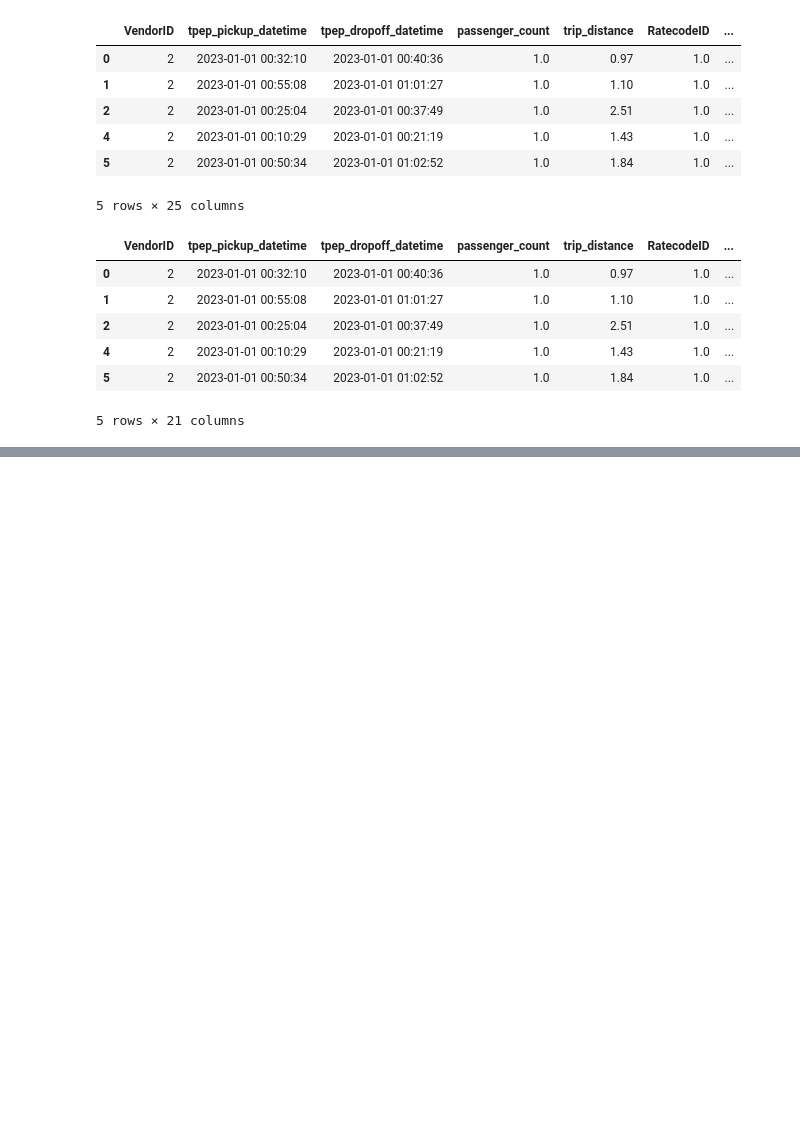
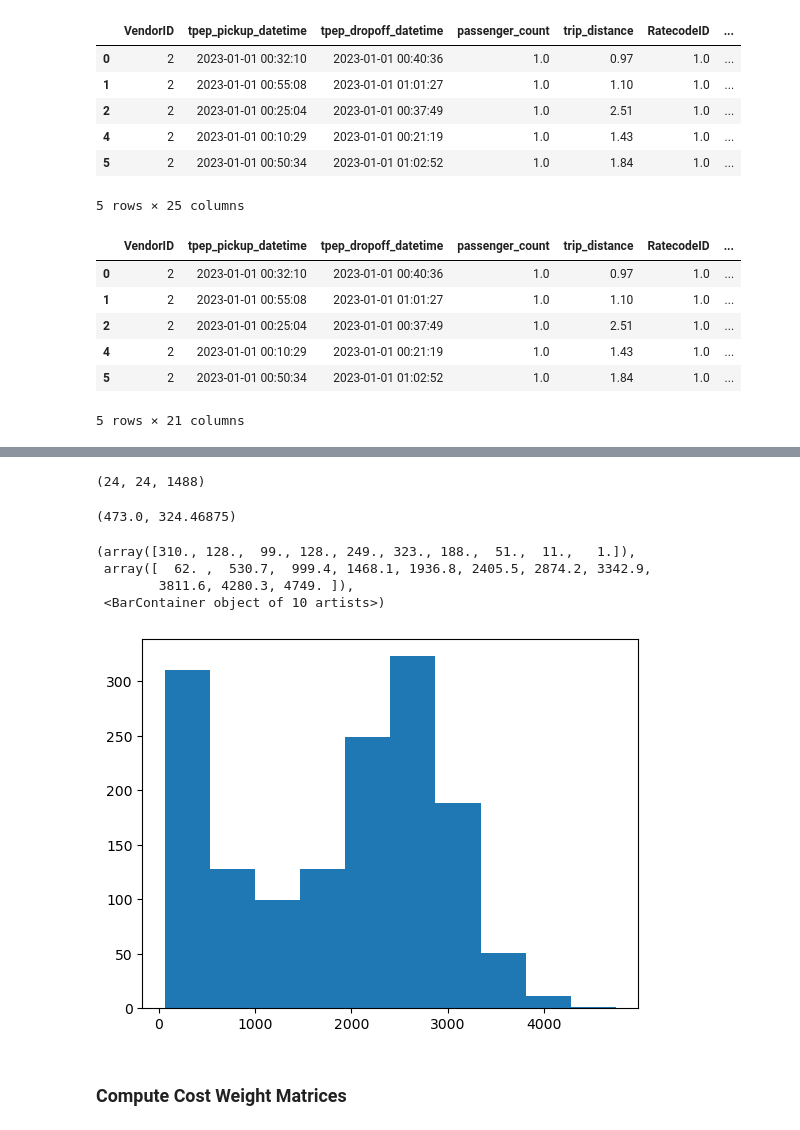
Before and after one commit to kartikjindgar/Optimal-Taxi-Dispatcher, a Jupyter notebook: RL-Project.ipynb, the cells around one changed output, grey strips where cells are left out. Drawn from its saved outputs; the diff is of its cells as text; code cells hidden in the pictures; blank space fills up the shorter version.

```diff
--- a/RL-Project.ipynb
+++ b/RL-Project.ipynb
@@ -112,0 +161,5 @@ array(['Lenox Hill West', 'Upper East Side South',
+# %%
+d=pd.to_datetime('2023-01-01 00:00:00')
+for i in range(10):
+    print(d)
+    d+=pd.Timedelta(minutes=30)
@@ -112,0 +177,29 @@ array(['Lenox Hill West', 'Upper East Side South',
+# %%
+def compute_pt(data_subset):
+    pt = np.zeros((24,24))
+    for i in range(data_subset.shape[0]):
+        x = data_subset.iloc[i,:]
+        pt[x[-2]-1,x[-1]-1]+=1
+    return pt
+# %%
+
+def master_compute_pt(data):
+    start = pd.to_datetime('2023-01-01 00:00:00')
+    end= start+pd.Timedelta(minutes=30)
+    master_pt= compute_pt(data[(data.tpep_pickup_datetime>start) & (data.tpep_pickup_datetime<end)].sort_values(by='tpep_pickup_datetime'))
+    start=end
+
+    while start < pd.to_datetime('2023-02-01 00:00:00'):
+        # print(start)
+        end= start+pd.Timedelta(minutes=30)
+        data_subset = data[(data.tpep_pickup_datetime>start) & (data.tpep_pickup_datetime<end)].sort_values(by='tpep_pickup_datetime')
+        pt = compute_pt(data_subset)
+        master_pt = np.dstack((master_pt,pt))
+        start = end
+    return master_pt
+# %%
+master_pt = master_compute_pt(yellow_cab23_jan23)
+# %%
+master_pt.shape
+# %% [output]
+(24, 24, 1488)
@@ -112,0 +208,19 @@ array(['Lenox Hill West', 'Upper East Side South',
+# %%
+np.max(master_pt),np.argmax(master_pt)/24**2
+# %% [output]
+(473.0, 324.46875)
+# %%
+a=[]
+for i in range(master_pt.shape[2]):
+    a.append(np.sum(master_pt[:,:,i]))
+
+import matplotlib.pyplot as plt
+plt.hist(a)
+# %% [output]
+(array([310., 128.,  99., 128., 249., 323., 188.,  51.,  11.,   1.]),
+ array([  62. ,  530.7,  999.4, 1468.1, 1936.8, 2405.5, 2874.2, 3342.9,
+        3811.6, 4280.3, 4749. ]),
+ <BarContainer object of 10 artists>)
+[figure, added]
+# %% [markdown]
+### Compute Cost Weight Matrices
```
Also changed, not shown: parts of 27 cells of this notebook, 5 other files.
